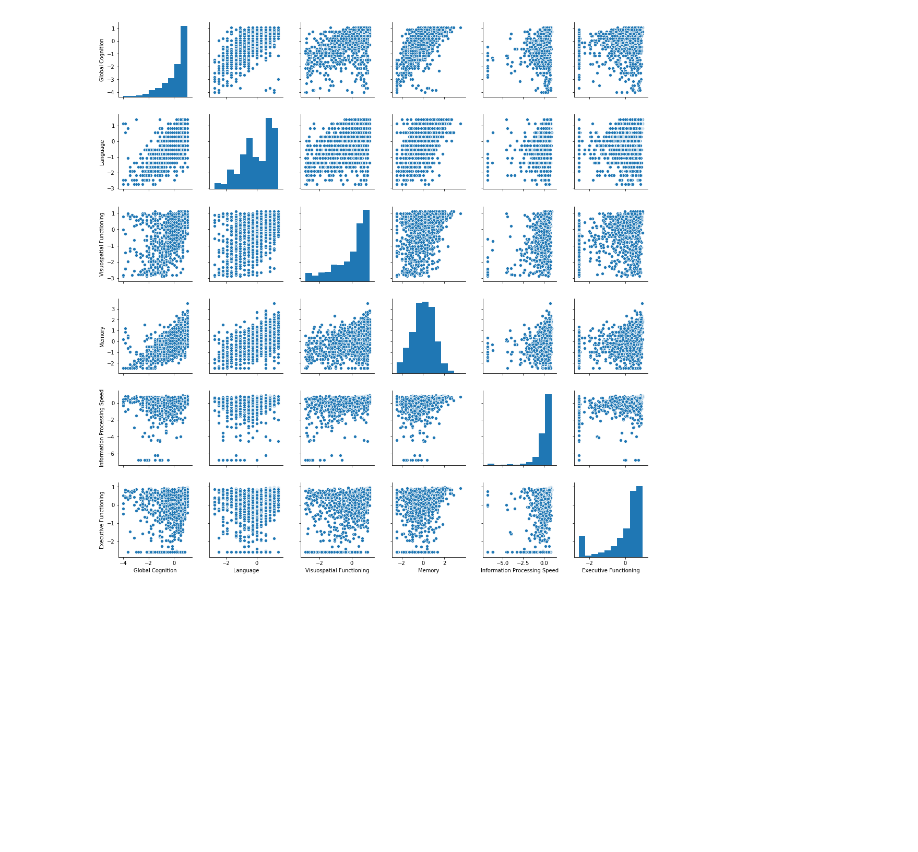
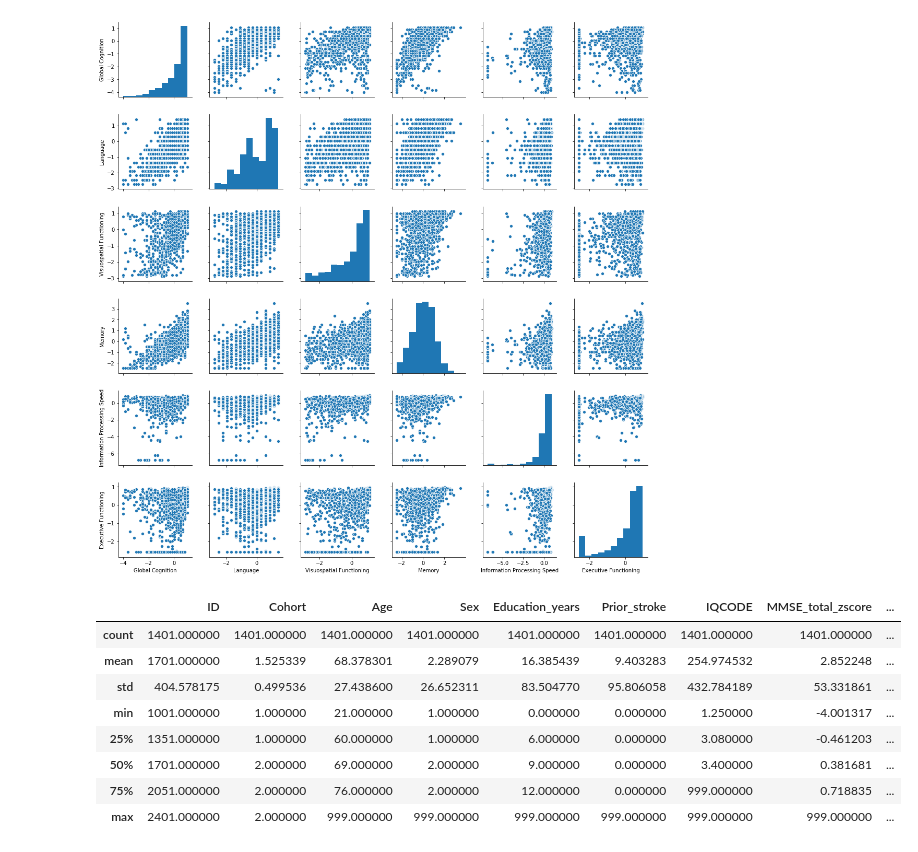
Before and after one commit to hasnainmamdani/stroke-impairment-analysis, a Jupyter notebook: pca_cross_correlation_behaviour.ipynb, the cells around one changed output. Saved outputs shown, nothing was run; the diff lists cells and outputs as text; code cells hidden in the pictures; blank space fills up the shorter version.

```diff
--- a/pca_cross_correlation_behaviour.ipynb
+++ b/pca_cross_correlation_behaviour.ipynb
@@ -66,3 +71,16 @@ sns.pairplot(Y_df)
 # %% [output]
 <seaborn.axisgrid.PairGrid at 0x...>
 [figure]
+# %%
+patient_df = pd.read_excel(DATA_DIR + 'stroke-dataset/HallymBundang_database_Bzdok_21082019.xlsx')
+patient_df.describe()
+# %% [output]
+|  | ID | Cohort | Age | Sex | Education_years | Prior_stroke | IQCODE | MMSE_total_zscore | ... |
+| count | 1401.000000 | 1401.000000 | 1401.000000 | 1401.000000 | 1401.000000 | 1401.000000 | 1401.000000 | 1401.000000 | ... |
+| mean | 1701.000000 | 1.525339 | 68.378301 | 2.289079 | 16.385439 | 9.403283 | 254.974532 | 2.852248 | ... |
+| std | 404.578175 | 0.499536 | 27.438600 | 26.652311 | 83.504770 | 95.806058 | 432.784189 | 53.331861 | ... |
+| min | 1001.000000 | 1.000000 | 21.000000 | 1.000000 | 0.000000 | 0.000000 | 1.250000 | -4.001317 | ... |
+| 25% | 1351.000000 | 1.000000 | 60.000000 | 1.000000 | 6.000000 | 0.000000 | 3.080000 | -0.461203 | ... |
+| 50% | 1701.000000 | 2.000000 | 69.000000 | 2.000000 | 9.000000 | 0.000000 | 3.400000 | 0.381681 | ... |
+| 75% | 2051.000000 | 2.000000 | 76.000000 | 2.000000 | 12.000000 | 0.000000 | 999.000000 | 0.718835 | ... |
+| max | 2401.000000 | 2.000000 | 999.000000 | 999.000000 | 999.000000 | 999.000000 | 999.000000 | 999.000000 | ... |
```
Also changed, not shown: parts of 4 cells of this notebook, 15 other files.
